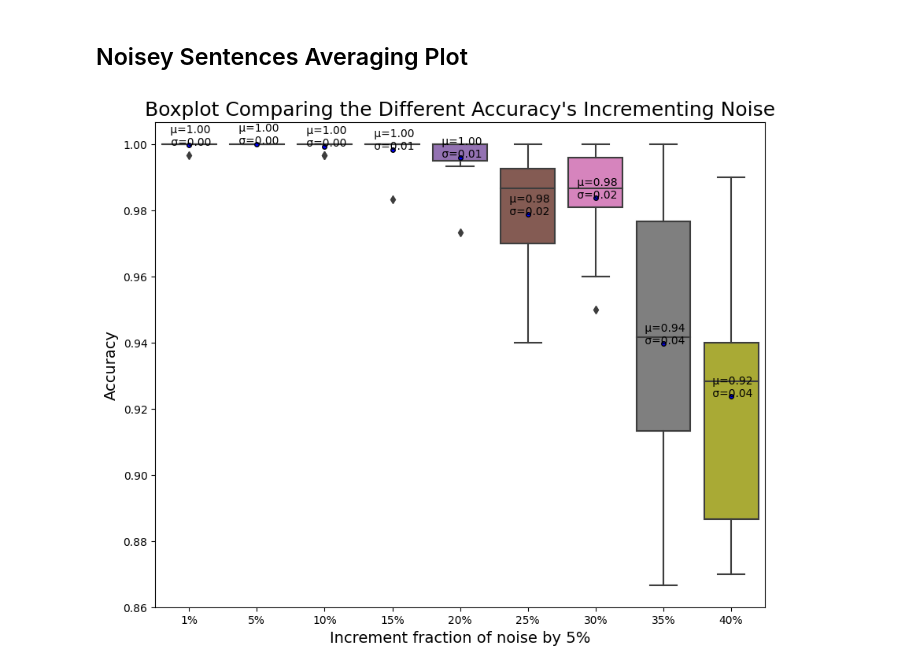
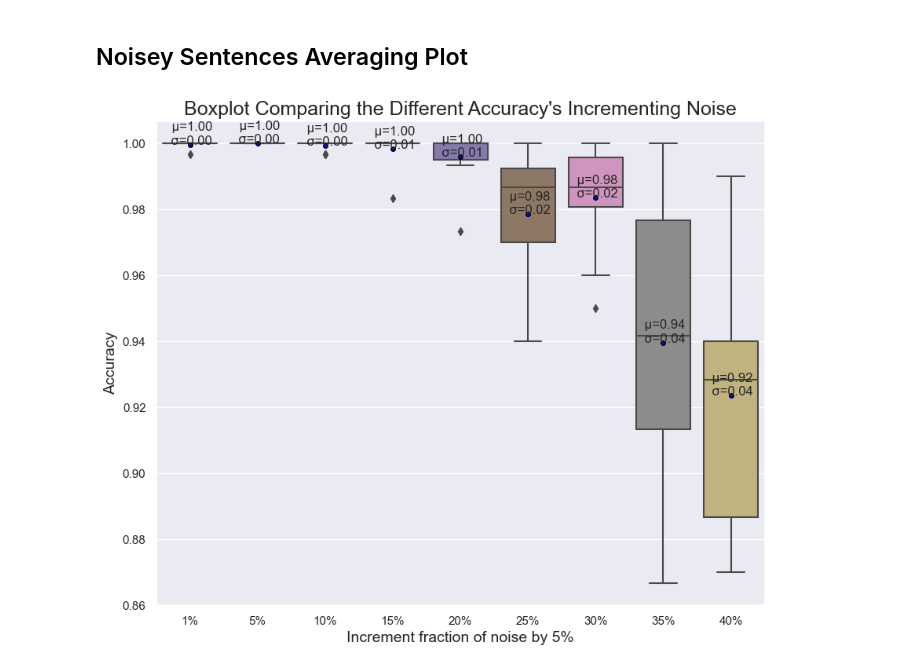
Before and after one commit to brianmoral/Twitter-Classification, a Jupyter notebook: svm-folder/Avg_Noise_accuracy.ipynb, the cells around one changed output. Cells and saved outputs as stored; diff of their text form; code cells hidden in the pictures.

```diff
--- a/svm-folder/Avg_Noise_accuracy.ipynb
+++ b/svm-folder/Avg_Noise_accuracy.ipynb
@@ -119,9 +119,12 @@ for fraction in inc_frac:
 
 acc = np.array(acc_score).T
 # %%
+import matplotlib.pyplot as plt
+sns.set_theme()
 accuracy_df = pd.DataFrame(acc, columns=["1%", "5%", "10%", "15%", "20%", "25%", "30%", "35%", "40%"])
 xlabel = "Increment fraction of noise by 5%"
 title = "Boxplot Comparing the Different Accuracy's Incrementing Noise"
 averaging_plot(accuracy_df, x_label=xlabel, title=title)
+plt.savefig('Averaging-Plot-3.png')
 # %% [output]
-[figure, old version]
+[figure, new version]
```
Also changed, not shown: 8 other files.
